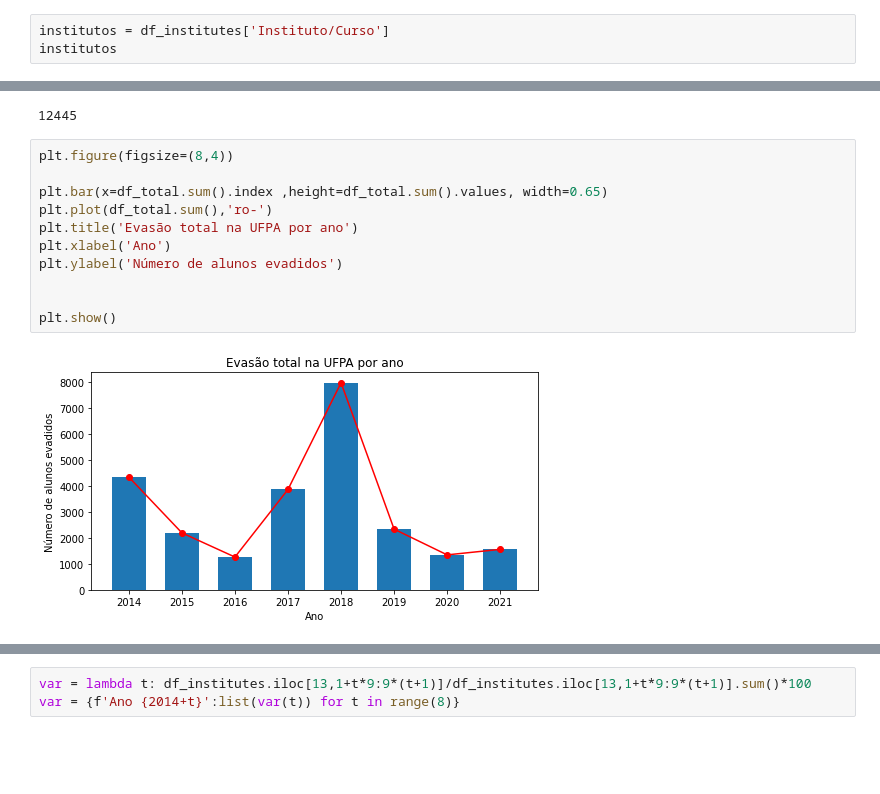
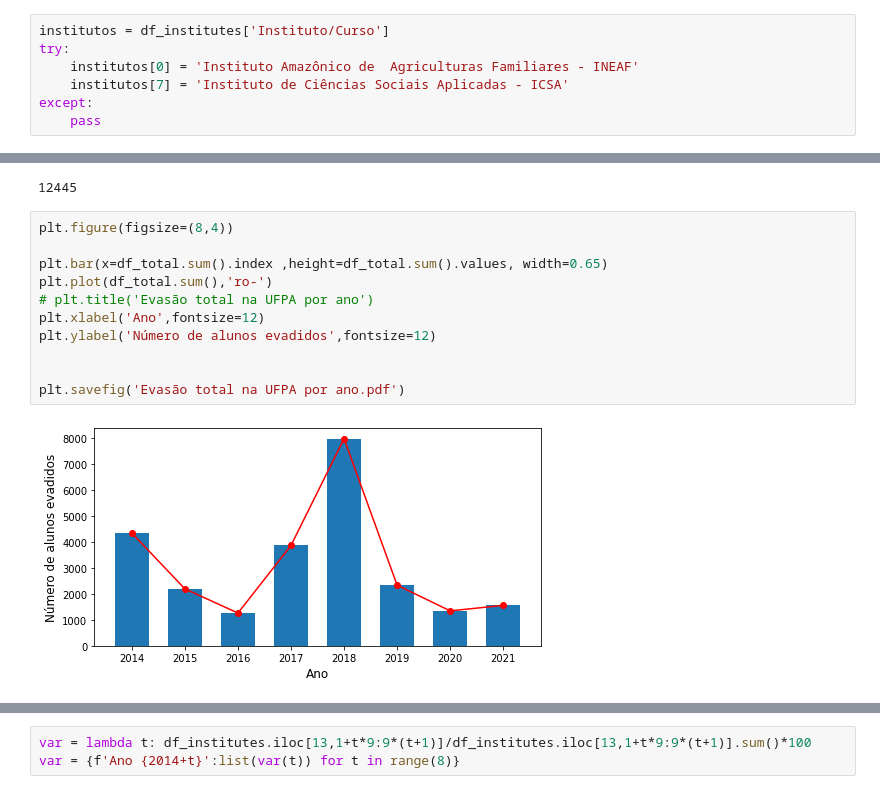
Before and after one commit to gabrielcoout/Analise_Evasao, a Jupyter notebook: Data_Analysis_Institute.ipynb, the cells around one changed output, grey strips where cells are left out. Cells and saved outputs as stored; diff of their text form; blank space fills up the shorter version.

```diff
--- a/Data_Analysis_Institute.ipynb
+++ b/Data_Analysis_Institute.ipynb
@@ -41,5 +41,9 @@ df_institutes.describe()
 8 rows × 72 columns
 # %%
 institutos = df_institutes['Instituto/Curso']
-institutos
+try:
+    institutos[0] = 'Instituto Amazônico de  Agriculturas Familiares - INEAF'
+    institutos[7] = 'Instituto de Ciências Sociais Aplicadas - ICSA'
+except:
+    pass
 # %% [output]
@@ -183,16 +197,16 @@ df_inv.sum().sum()
 # %%
 plt.figure(figsize=(8,4))
 
 plt.bar(x=df_total.sum().index ,height=df_total.sum().values, width=0.65)
 plt.plot(df_total.sum(),'ro-')
-plt.title('Evasão total na UFPA por ano')
-plt.xlabel('Ano')
-plt.ylabel('Número de alunos evadidos')
+# plt.title('Evasão total na UFPA por ano')
+plt.xlabel('Ano',fontsize=12)
+plt.ylabel('Número de alunos evadidos',fontsize=12)
 
 
-plt.show()
+plt.savefig('Evasão total na UFPA por ano.pdf')
 # %% [output]
-[figure, old version]
+[figure, new version]
 # %%
 re.compile(r'[A-Za-záéíúâêãõç]+')
 
```
Also changed, not shown: parts of 11 cells of this notebook, 17 other files.
